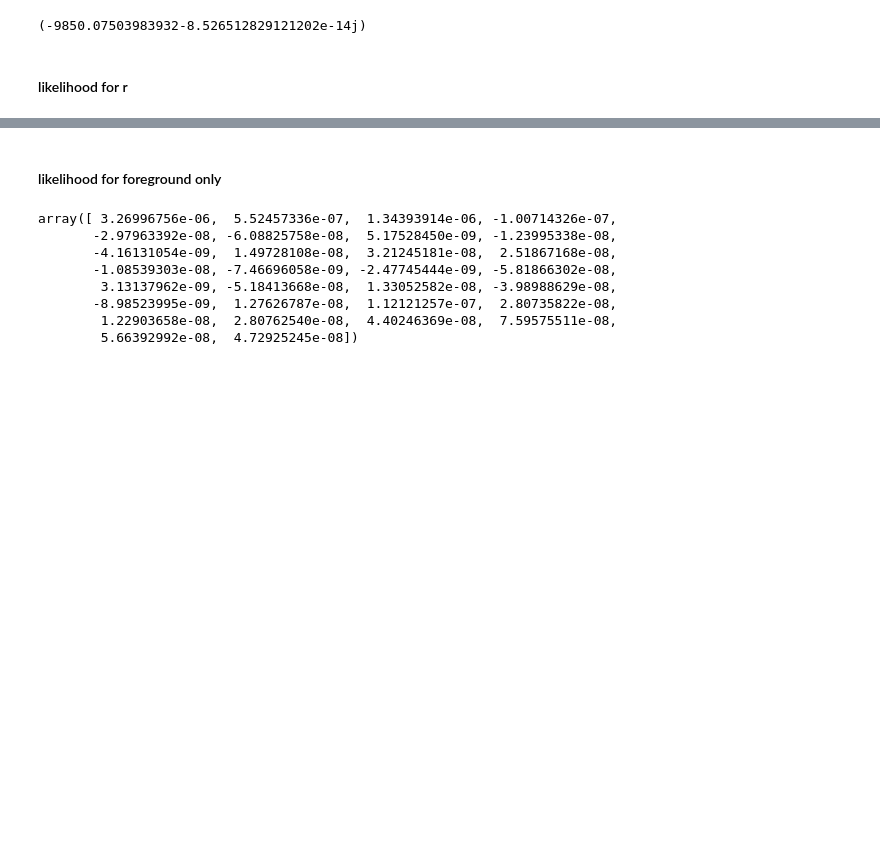
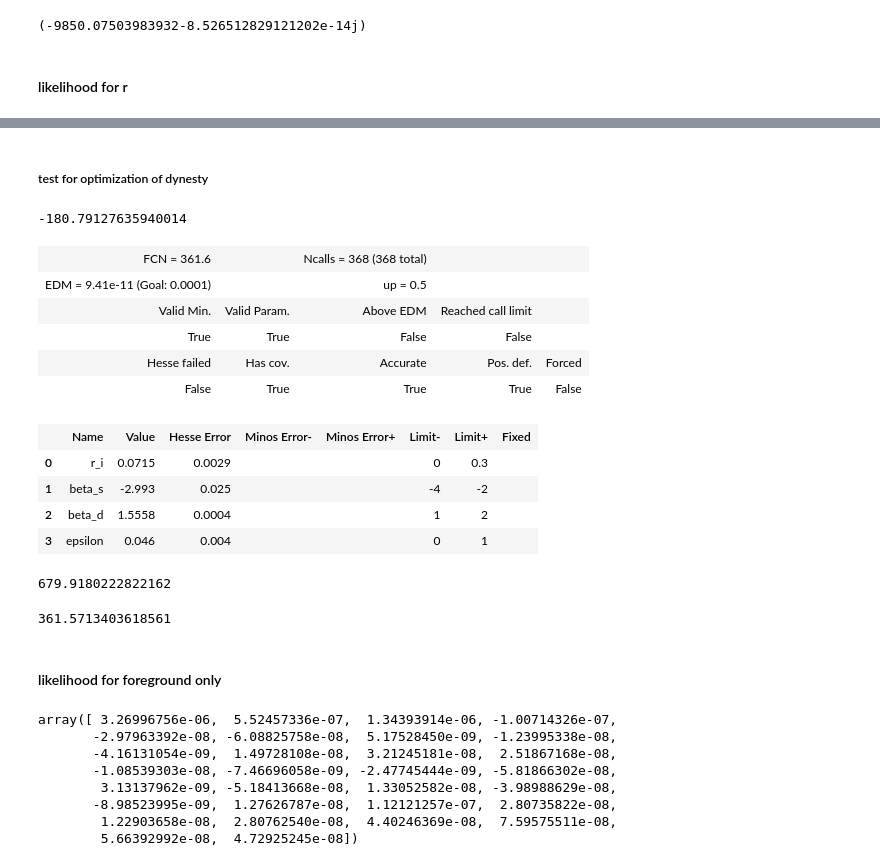
Before and after one commit to YJHelloWorld/Likelihood, a Jupyter notebook: methods.py.ipynb, the cells around one changed output, grey strips where cells are left out. Cells and saved outputs as stored; diff of their text form; code cells hidden in the pictures; blank space fills up the shorter version.

```diff
--- a/methods.py.ipynb
+++ b/methods.py.ipynb
@@ -46,6 +47,23 @@ ali_ma = hp.read_map('/fnx/jianyao/Likelihood_data/ABSData/ali_mask.fits', field
 NSIDE = 128
 ORDERING = RING in fits file
 INDXSCHM = IMPLICIT
+# %%
+def combine_ps(r):
+
+    '''
+    Combine the tensor bb and lensing bb power spectrum of CMB.
+    '''
+
+    bb_tensor = bb_05[0:nmtlmax+1]*r/0.05
+
+    bb_camb = bb_tensor + lensingB[2][0:nmtlmax+1] ## tensor BB + lensing BB
+
+    cl_th_i = b.bin_cell(bb_camb[0:nmtlmax+1])  ## theoretical bandpower, use simple window function
+    cl_th_test = np.ones((lbin, Nf, Nf));  ## BB cross power spectra
+    for ell in range(lbin):
+        cl_th_test[ell] *= cl_th_i[ell]
+
+    return cl_th_test
 # %% [markdown]
 ## window function
 # %% [markdown]
@@ -1090,3 +983,49 @@ for n in range(Nsim):
+# %% [markdown]
+##### test for optimization of dynesty
+# %%
+def Min_log_likelihood(r_i, beta_s, beta_d, epsilon):
+
+    fl_hat = sync_ps(A_s_RJ, beta_s, lbin) + dust_ps(A_d_RJ, beta_d, lbin) + corre_fore_simple(epsilon, A_d_RJ, A_s_RJ, beta_s, beta_d, lbin)
+
+    C_l = combine_ps(r_i) + nl_mean_ali[2] + fl_hat;
+    logL = simple_likelihood(cl_hat_fore_ali, C_l, Nf = Nf, M = cov_mat_BB_ali, sbin = 1)
+
+    return -2*logL
+# %%
+r_i, beta_s, beta_d, epsilon = [0.0719, -2.9966, 1.5558, 0.0458]
+# r_i, beta_s, beta_d, epsilon = [0.0490, -2.9383, 1.5535, 0.0989]
+
+
+fl_hat = sync_ps(A_s_RJ, beta_s, lbin) + dust_ps(A_d_RJ, beta_d, lbin) + corre_fore_simple(epsilon, A_d_RJ, A_s_RJ, beta_s, beta_d, lbin)
+C_l = combine_ps(r_i) + nl_mean_ali[2] + fl_hat;
+
+simple_likelihood(cl_hat_fore_ali, C_l, Nf = Nf, M = cov_mat_BB_ali, sbin = 1)
+# %% [output]
+-180.79127635940014
+# %%
+m = Minuit(Min_log_likelihood, r_i = 0, beta_s = -1, beta_d = 1, epsilon = 0, limit_r_i = (0,0.3), limit_beta_s = (-4,-2), limit_beta_d = (1,2), limit_epsilon = (0,1), errordef = Minuit.LIKELIHOOD)
+# %%
+m.migrad()
+# %% [output]
+| FCN = 361.6 |  | Ncalls = 368 (368 total) |  |  |
+| EDM = 9.41e-11 (Goal: 0.0001) |  | up = 0.5 |  |  |
+| Valid Min. | Valid Param. | Above EDM | Reached call limit |  |
+| True | True | False | False |  |
+| Hesse failed | Has cov. | Accurate | Pos. def. | Forced |
+| False | True | True | True | False |
+|  | Name | Value | Hesse Error | Minos Error- | Minos Error+ | Limit- | Limit+ | Fixed |
+| 0 | r_i | 0.0715 | 0.0029 |  |  | 0 | 0.3 |  |
+| 1 | beta_s | -2.993 | 0.025 |  |  | -4 | -2 |  |
+| 2 | beta_d | 1.5558 | 0.0004 |  |  | 1 | 2 |  |
+| 3 | epsilon | 0.046 | 0.004 |  |  | 0 | 1 |  |
+# %%
+m.fval
+# %% [output]
+679.9180222822162
+# %%
+m.fval
+# %% [output]
+361.5713403618561
 # %% [markdown]
 #### likelihood for foreground only
 # %%
```
Also changed, not shown: parts of 27 cells of this notebook.
